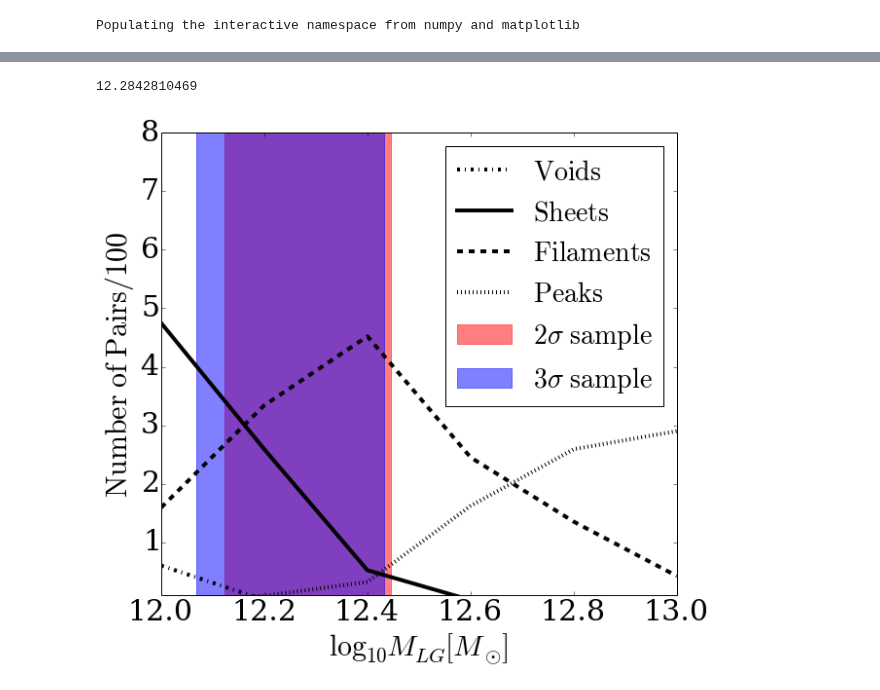
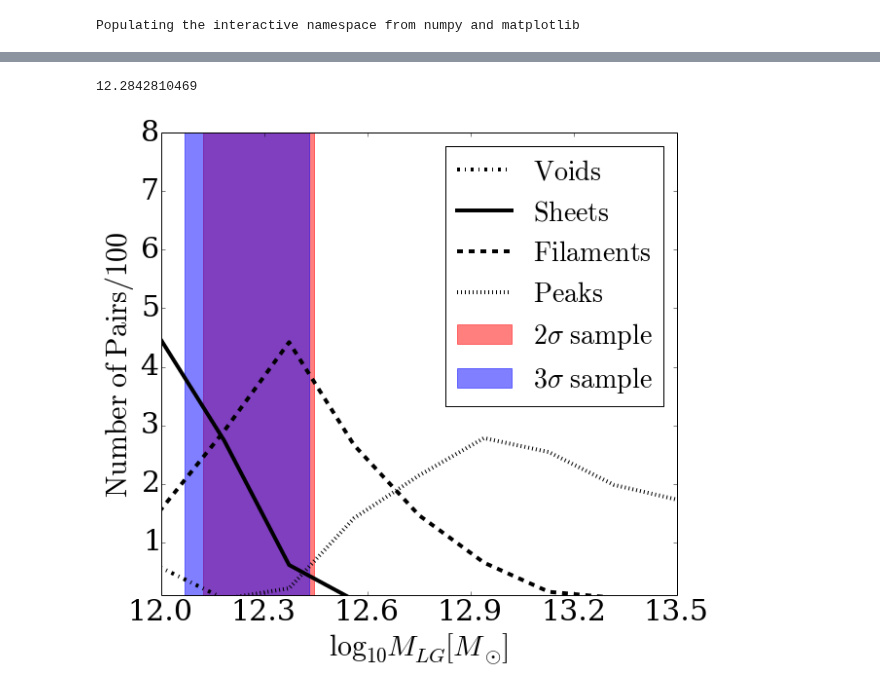
Before and after one commit to forero/LGEnvironment, a Jupyter notebook: code/MassDependencies.ipynb, the cells around one changed output, grey strips where cells are left out. Saved outputs shown, nothing was run; the diff lists cells and outputs as text; code cells hidden in the pictures.

Commit message:
new range in mass dependency plots

```diff
--- a/code/MassDependencies.ipynb
+++ b/code/MassDependencies.ipynb
@@ -174,8 +174,10 @@ def median_in_mass_bin(halo_data_ALL, web_data_ALL, min_mass=0.0, max_mass=100.0
 
     return med_0, sigma_0, med_1, med_2, med_3, med_4, sigma_4, med_5, sigma_5, med_6, sigma_6, med_7, sigma_7, n_peak, n_filament, n_sheet, n_void, n_total
 # %%
-n_bins = 6
-log_mass_bins = linspace(11.9,13.1,n_bins+1)
+n_bins = 9
+min_mass = 11.9
+max_mass = 13.6
+log_mass_bins = linspace(min_mass,max_mass,n_bins+1)
 print log_mass_bins
 log_mass_center = 0.5*(log_mass_bins[1:] + log_mass_bins[:-1])
 mean_mass = zeros(n_bins)
@@ -335,32 +338,33 @@ savefig(filename + '.png',format = 'png', transparent=True)
 # %%
 fig = figure(figsize=(9.5,8.5))
 ax = axes()
 enlarge_labels(ax, size=30)
 ax.set_xlabel("$\log_{10} M_{LG} [M_{\odot}]$",fontsize=30)
 ax.set_ylabel("$\mathrm{Number\ of\ Pairs/100}$",fontsize=30)
 
 plot(log_mass_center, total_n_void/100, 'r-.', color='black', linewidth=4.0, label="$\mathrm{Voids}$")
 plot(log_mass_center, total_n_sheet/100, color='black', linewidth=4.0,label="$\mathrm{Sheets}$")
 plot(log_mass_center, total_n_filament/100, 'r--', color='black', linewidth=4.0, label="$\mathrm{Filaments}$")
 plot(log_mass_center, total_n_peak/100, ':', color='black', linewidth=4.0, label="$\mathrm{Peaks}$")
 
 
 ax.axvspan(stats_2S[0]-stats_2S[1], stats_2S[0]+stats_2S[1], alpha=0.5, color='red', label="$2\sigma\ \mathrm{sample}$")
 ax.axvspan(stats_3S[0]-stats_3S[1], stats_3S[0]+stats_3S[1], alpha=0.5, color='blue', label="$3\sigma\ \mathrm{sample}$")
 
 print stats_2S[0]
 
 
 ax.legend(loc=0, scatterpoints=1, prop={'size':28}, numpoints=1)
 
 #ax.set_title("$\mathrm{lines:\ general\ sample\ -\ symbols:\ 2\sigma -3\sigma\ samples}$", fontsize=25)
-ax.set_xlim([12.0,13.0])
+ax.xaxis.set_ticks(linspace(12.0,13.5,6))
+ax.set_xlim([12.0,13.5])
 ax.set_ylim([0.1,800/100])
 
 filename="histogram_mass_distro"
 savefig(filename + '.eps',format = 'eps', transparent=True)
 savefig(filename + '.pdf',format = 'pdf', transparent=True)
 savefig(filename + '.png',format = 'png', transparent=True)
 # %% [output]
 12.2842810469
-[figure, old version]
+[figure, new version]
```
Also changed, not shown: parts of 11 cells of this notebook.
